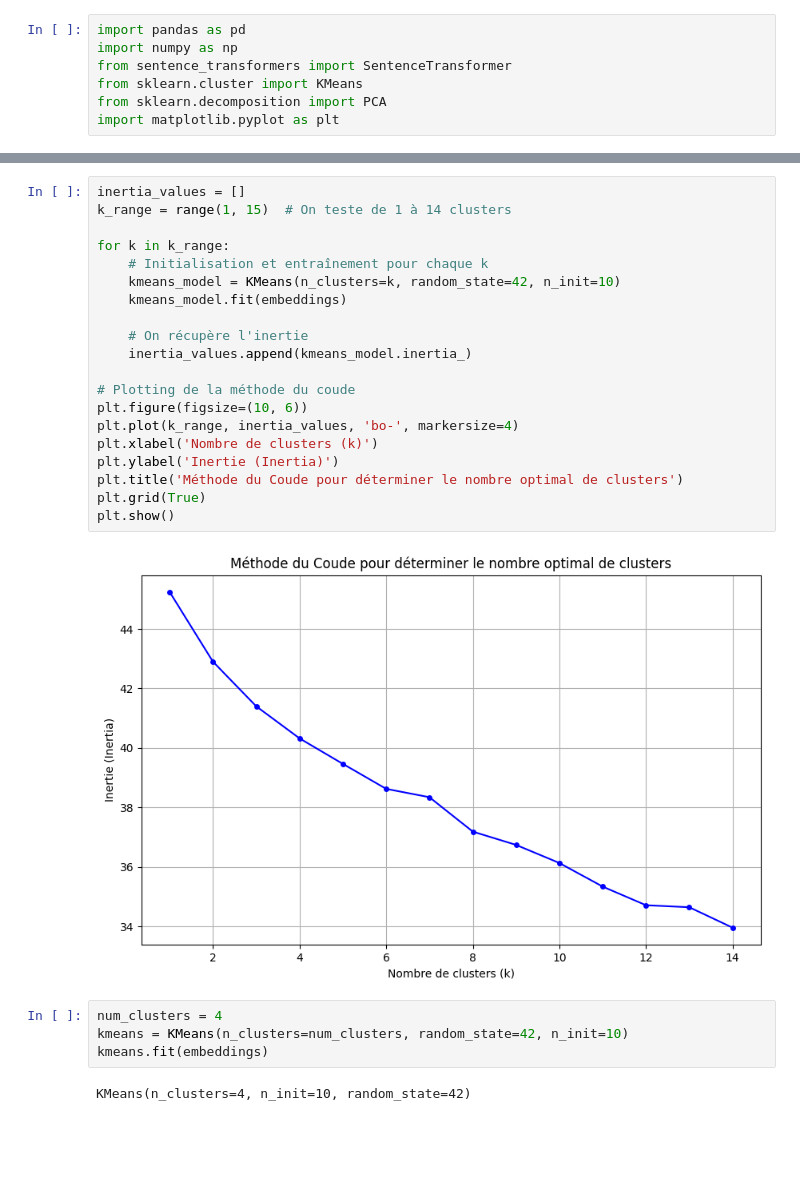
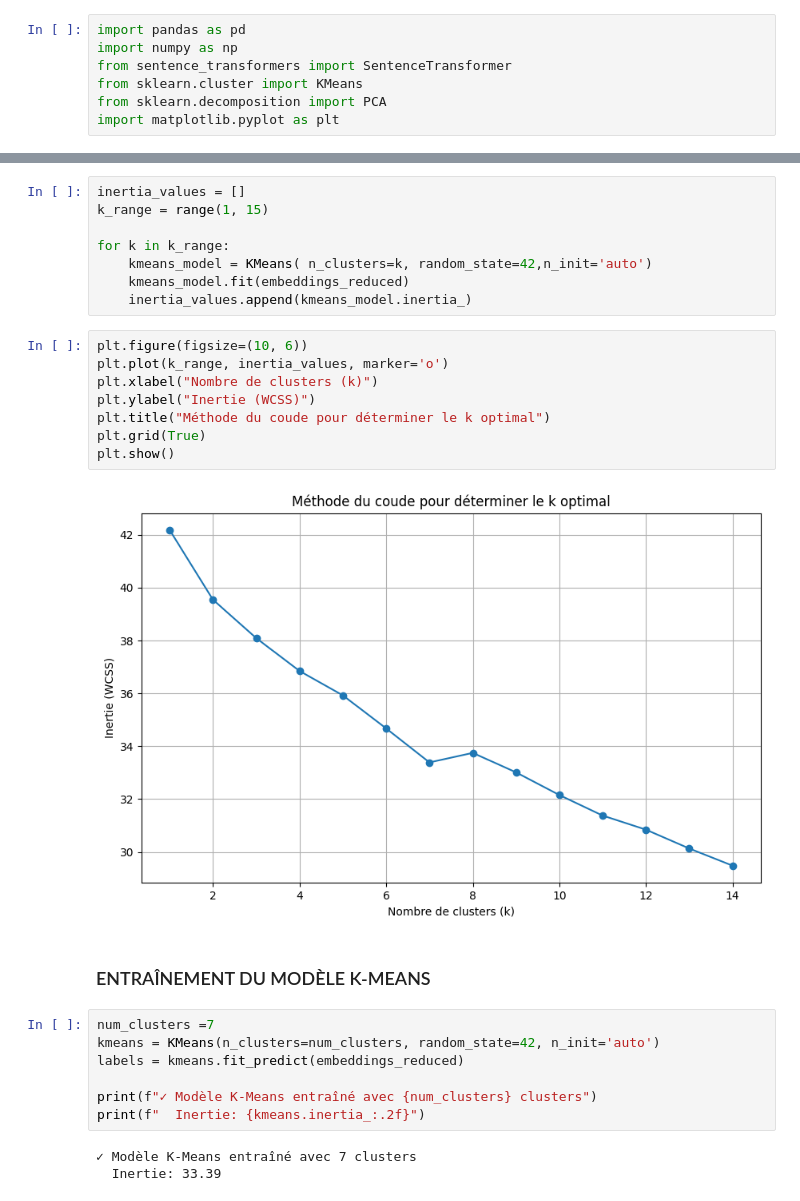
Before and after one commit to SaidaAourras/SmartRAG-IT, a Jupyter notebook: ml/traine_ml_Unsep.ipynb, the cells around one changed output, grey strips where cells are left out. Drawn from its saved outputs; the diff is of its cells as text; blank space fills up the shorter version.

Commit message:
Mise à jour notebook : PCA + KMeans et sauvegarde des modèles

```diff
--- a/ml/traine_ml_Unsep.ipynb
+++ b/ml/traine_ml_Unsep.ipynb
@@ -129,28 +169,30 @@ OSError: [Errno 28] No space left on device
 # %%
 inertia_values = []
-k_range = range(1, 15)  # On teste de 1 à 14 clusters
+k_range = range(1, 15)
 
 for k in k_range:
-    # Initialisation et entraînement pour chaque k
-    kmeans_model = KMeans(n_clusters=k, random_state=42, n_init=10)
-    kmeans_model.fit(embeddings)
-
-    # On récupère l'inertie
+    kmeans_model = KMeans( n_clusters=k, random_state=42,n_init='auto')
+    kmeans_model.fit(embeddings_reduced)
     inertia_values.append(kmeans_model.inertia_)
-
-# Plotting de la méthode du coude
-plt.figure(figsize=(10, 6))
-plt.plot(k_range, inertia_values, 'bo-', markersize=4)
-plt.xlabel('Nombre de clusters (k)')
-plt.ylabel('Inertie (Inertia)')
-plt.title('Méthode du Coude pour déterminer le nombre optimal de clusters')
-plt.grid(True)
-plt.show()
-# %% [output]
-[figure, removed]
+# %%
+plt.figure(figsize=(10, 6))
+plt.plot(k_range, inertia_values, marker='o')
+plt.xlabel("Nombre de clusters (k)")
+plt.ylabel("Inertie (WCSS)")
+plt.title("Méthode du coude pour déterminer le k optimal")
+plt.grid(True)
+plt.show()
+# %% [output]
+[figure, added]
+# %% [markdown]
+### ENTRAÎNEMENT DU MODÈLE K-MEANS
 # %%
-num_clusters = 4
-kmeans = KMeans(n_clusters=num_clusters, random_state=42, n_init=10)
-kmeans.fit(embeddings)
+num_clusters =7
+kmeans = KMeans(n_clusters=num_clusters, random_state=42, n_init='auto')
+labels = kmeans.fit_predict(embeddings_reduced)
+
+print(f"✓ Modèle K-Means entraîné avec {num_clusters} clusters")
+print(f"  Inertie: {kmeans.inertia_:.2f}")
 # %% [output]
-KMeans(n_clusters=4, n_init=10, random_state=42)
+✓ Modèle K-Means entraîné avec 7 clusters
+  Inertie: 33.39
```
Also changed, not shown: parts of 17 cells of this notebook.
